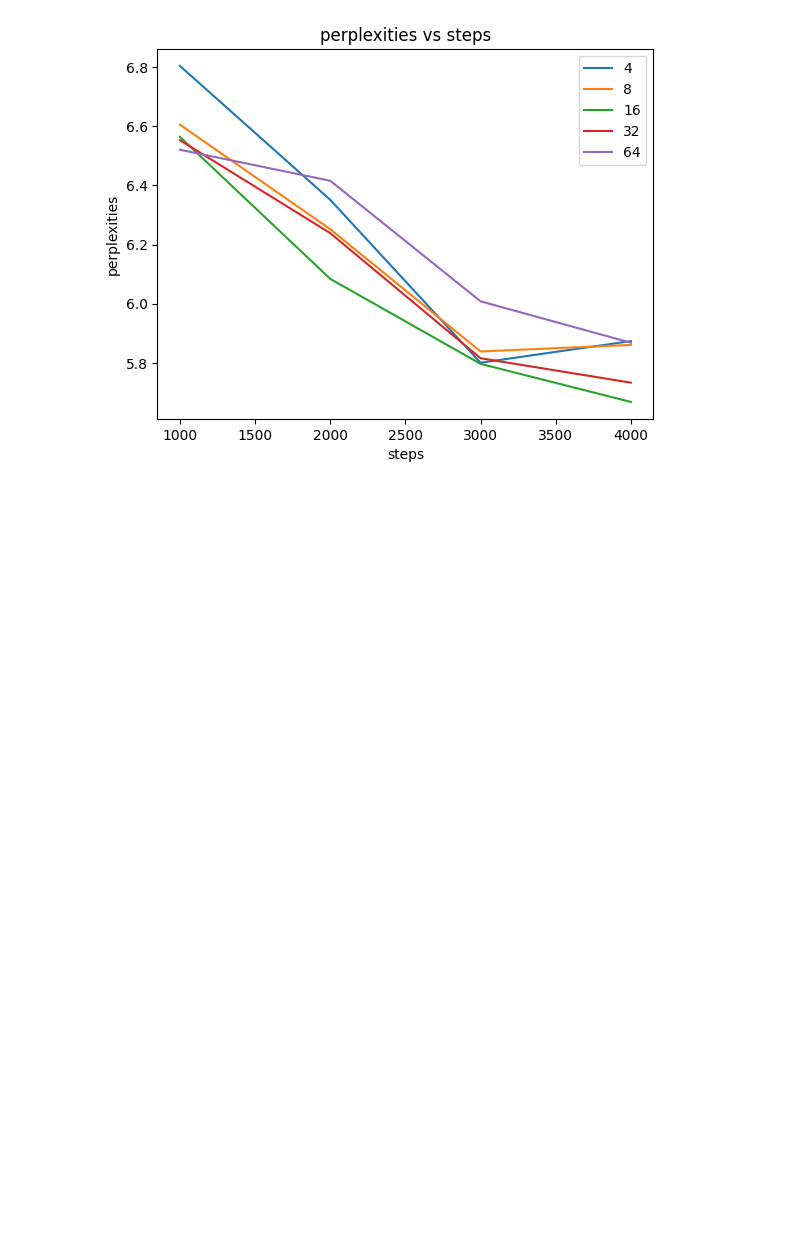
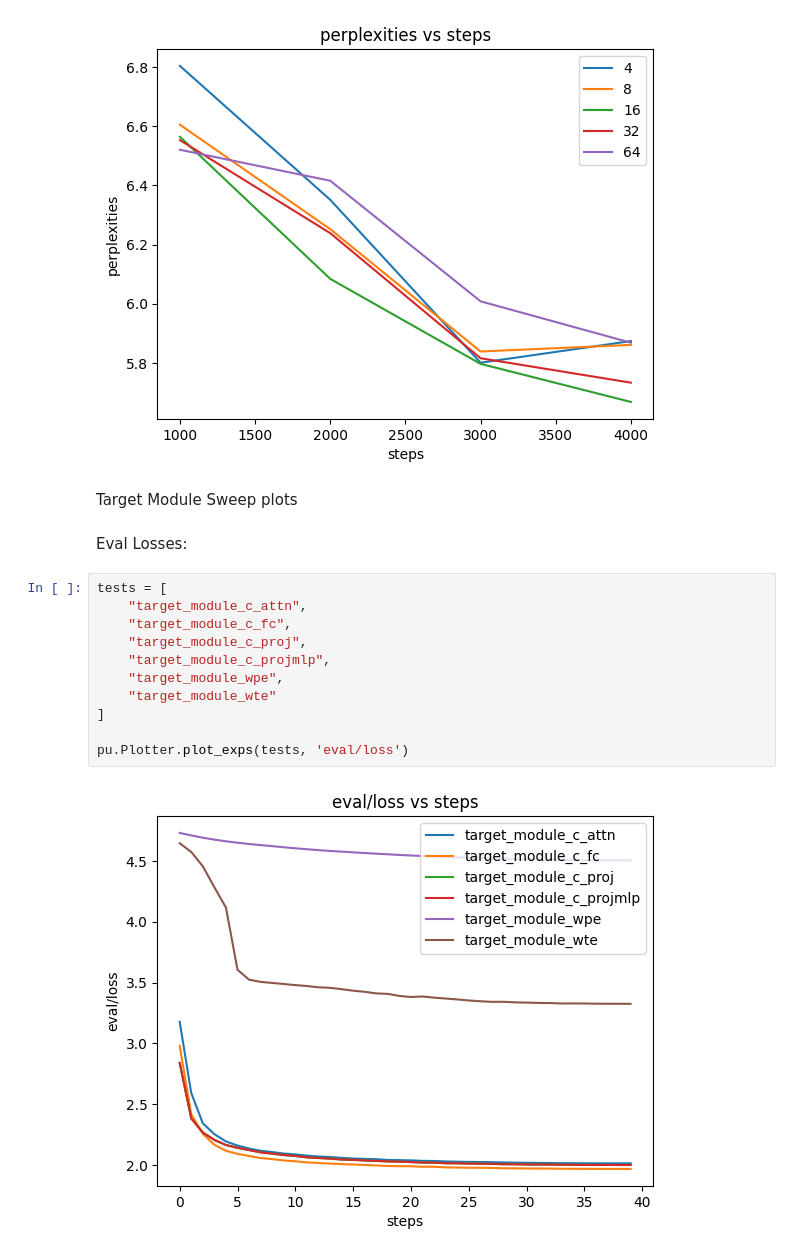
Before and after one commit to webs8328/YodaNLP, a Jupyter notebook: gpt_code/Plotting.ipynb, the cells around one changed output. Saved outputs shown, nothing was run; the diff lists cells and outputs as text; blank space fills up the shorter version.

Commit message:
plots for target modules

```diff
--- a/gpt_code/Plotting.ipynb
+++ b/gpt_code/Plotting.ipynb
@@ -47,3 +49,20 @@ perps = [(4, [(1000, 6.80380467414856), (2000, 6.351147820949555), (3000, 5.8003
 plot_perps(perps)
 # %% [output]
 [figure]
+# %% [markdown]
+Target Module Sweep plots
+# %% [markdown]
+Eval Losses:
+# %%
+tests = [
+    "target_module_c_attn",
+    "target_module_c_fc",
+    "target_module_c_proj",
+    "target_module_c_projmlp",
+    "target_module_wpe",
+    "target_module_wte"
+]
+
+pu.Plotter.plot_exps(tests, 'eval/loss')
+# %% [output]
+[figure, added]
```
Also changed, not shown: parts of 3 cells of this notebook, 3 other files.
